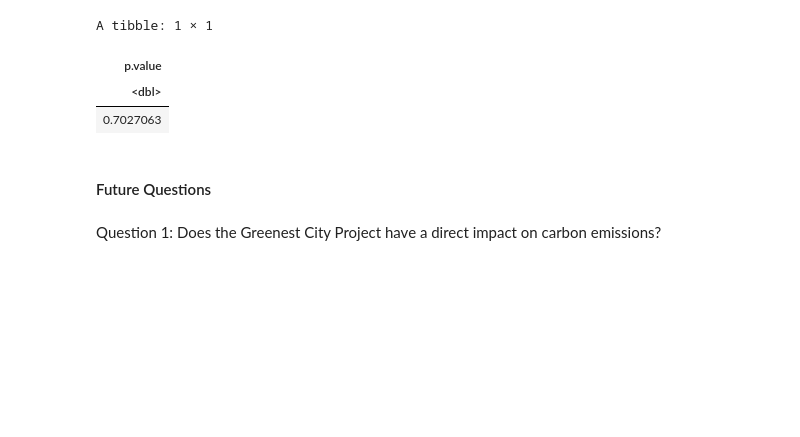
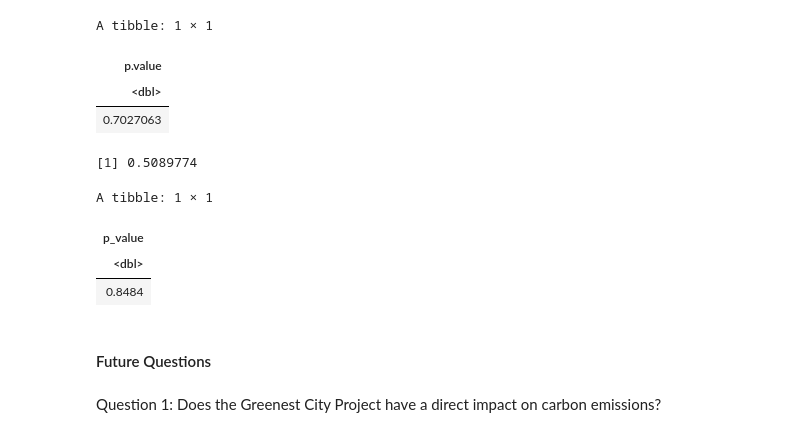
Before and after one commit to ayushtvora/stat-201-project, a Jupyter notebook: report.ipynb, the cells around one changed output. Cells and saved outputs as stored; diff of their text form; code cells hidden in the pictures; blank space fills up the shorter version.

Commit message:
added sd with bootstrapping for one of them

```diff
--- a/report.ipynb
+++ b/report.ipynb
@@ -344,6 +344,39 @@ A tibble: 1 × 1
 | p.value |
 | <dbl> |
 | 0.7027063 |
+# %%
+get_shat <- function(dataset) {
+    dataset |>
+    summarize(sd = sd(project_funder == "Greenest City Fund Project")) |>
+    pull()
+}
+
+access_to_nature_shat <- get_shat(access_to_nature_data)
+access_to_nature_shat
+# %% [output]
+[1] 0.5089774
+# %%
+## Finding sd with bootstraping
+
+
+get_sd_bs <- function(dataset, h0) {
+    dataset |>
+    mutate(is_green_city = as.integer(project_funder == "Greenest City Fund Project")) |>
+    specify(response = is_green_city) |>
+    hypothesize(null = "point", sigma = 2) |>
+    generate(reps = 10000, type = "bootstrap") |>
+    calculate(stat = "sd")
+}
+
+access_to_nature_sd_bs <- get_sd_bs(access_to_nature_data, 2)
+access_to_nature_sd_pval_bs <- get_pval_bs(access_to_nature_sd_bs, access_to_nature_shat)
+
+access_to_nature_sd_pval_bs
+# %% [output]
+A tibble: 1 × 1
+| p_value |
+| <dbl> |
+| 0.8484 |
 # %% [markdown]
 #### Future Questions
 # %% [markdown]
```
